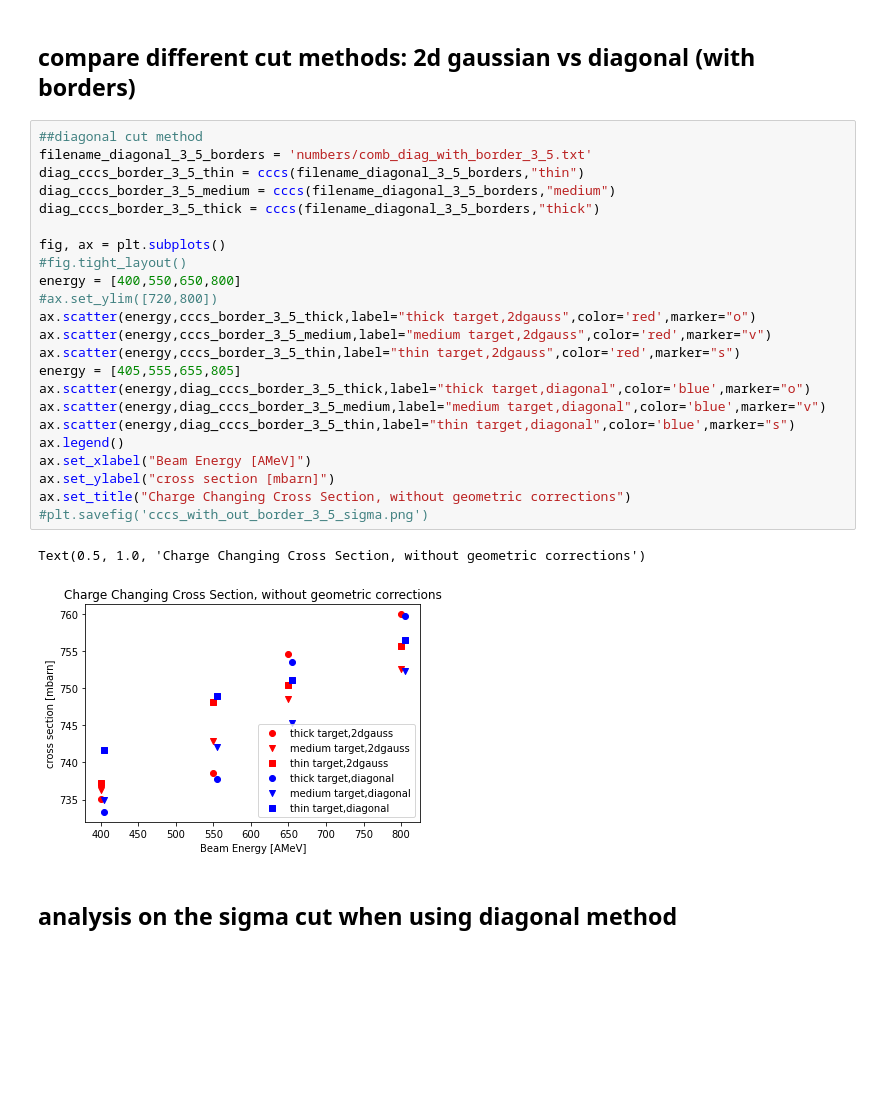
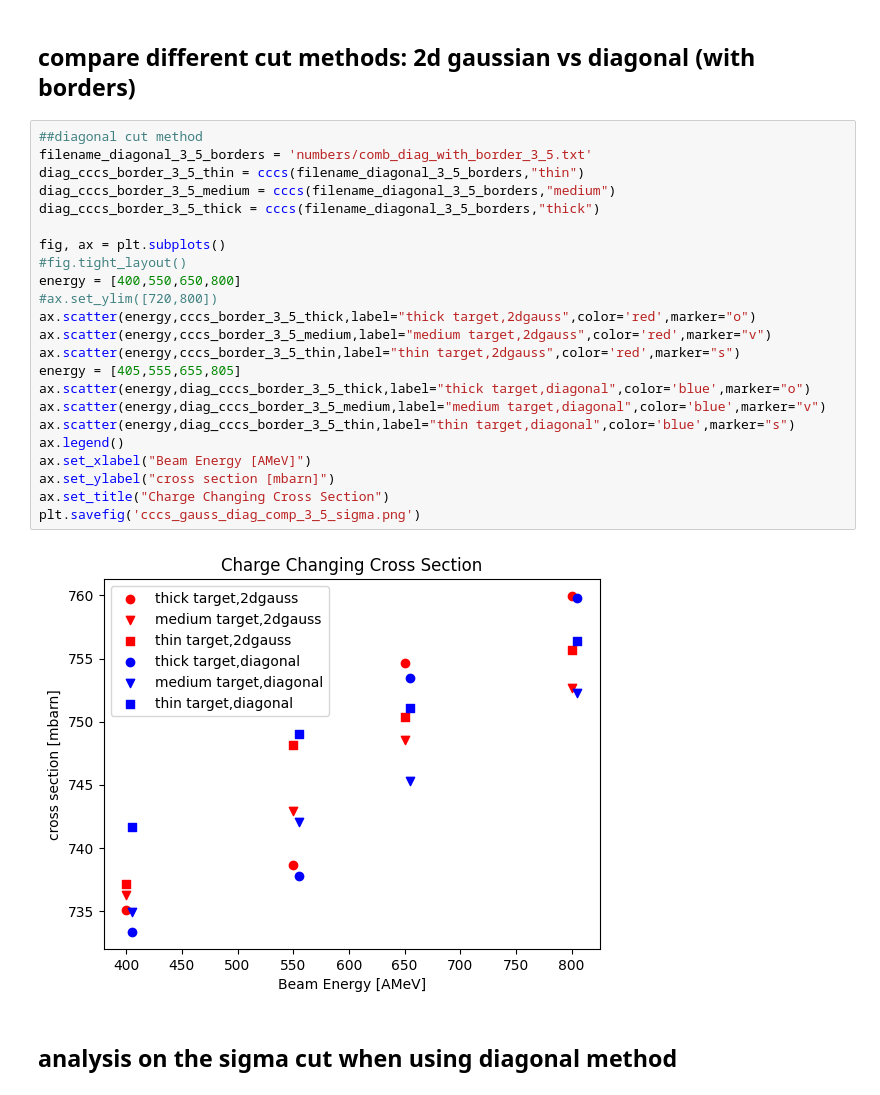
Before and after one commit to jenegger/r3bweek24_gsi, a Jupyter notebook: preliminary_charge_chaning_methods.ipynb, the cells around one changed output. Cells and saved outputs as stored; diff of their text form; blank space fills up the shorter version.

```diff
--- a/preliminary_charge_chaning_methods.ipynb
+++ b/preliminary_charge_chaning_methods.ipynb
@@ -244,29 +244,28 @@ plt.savefig('cccs_with_out_border_3_5_sigma.png')
 # %%
 ##diagonal cut method
 filename_diagonal_3_5_borders = 'numbers/comb_diag_with_border_3_5.txt'
 diag_cccs_border_3_5_thin = cccs(filename_diagonal_3_5_borders,"thin")
 diag_cccs_border_3_5_medium = cccs(filename_diagonal_3_5_borders,"medium")
 diag_cccs_border_3_5_thick = cccs(filename_diagonal_3_5_borders,"thick")
 
 fig, ax = plt.subplots()
 #fig.tight_layout()
 energy = [400,550,650,800]
 #ax.set_ylim([720,800])
 ax.scatter(energy,cccs_border_3_5_thick,label="thick target,2dgauss",color='red',marker="o")
 ax.scatter(energy,cccs_border_3_5_medium,label="medium target,2dgauss",color='red',marker="v")
 ax.scatter(energy,cccs_border_3_5_thin,label="thin target,2dgauss",color='red',marker="s")
 energy = [405,555,655,805]
 ax.scatter(energy,diag_cccs_border_3_5_thick,label="thick target,diagonal",color='blue',marker="o")
 ax.scatter(energy,diag_cccs_border_3_5_medium,label="medium target,diagonal",color='blue',marker="v")
 ax.scatter(energy,diag_cccs_border_3_5_thin,label="thin target,diagonal",color='blue',marker="s")
 ax.legend()
 ax.set_xlabel("Beam Energy [AMeV]")
 ax.set_ylabel("cross section [mbarn]")
-ax.set_title("Charge Changing Cross Section, without geometric corrections")
-#plt.savefig('cccs_with_out_border_3_5_sigma.png')
+ax.set_title("Charge Changing Cross Section")
+plt.savefig('cccs_gauss_diag_comp_3_5_sigma.png')
 # %% [output]
-Text(0.5, 1.0, 'Charge Changing Cross Section, without geometric corrections')
-[figure, old version]
+[figure, new version]
 # %% [markdown]
 ## analysis on the sigma cut when using diagonal method
 # %%
```
Also changed, not shown: parts of 11 cells of this notebook, 8 other files.
